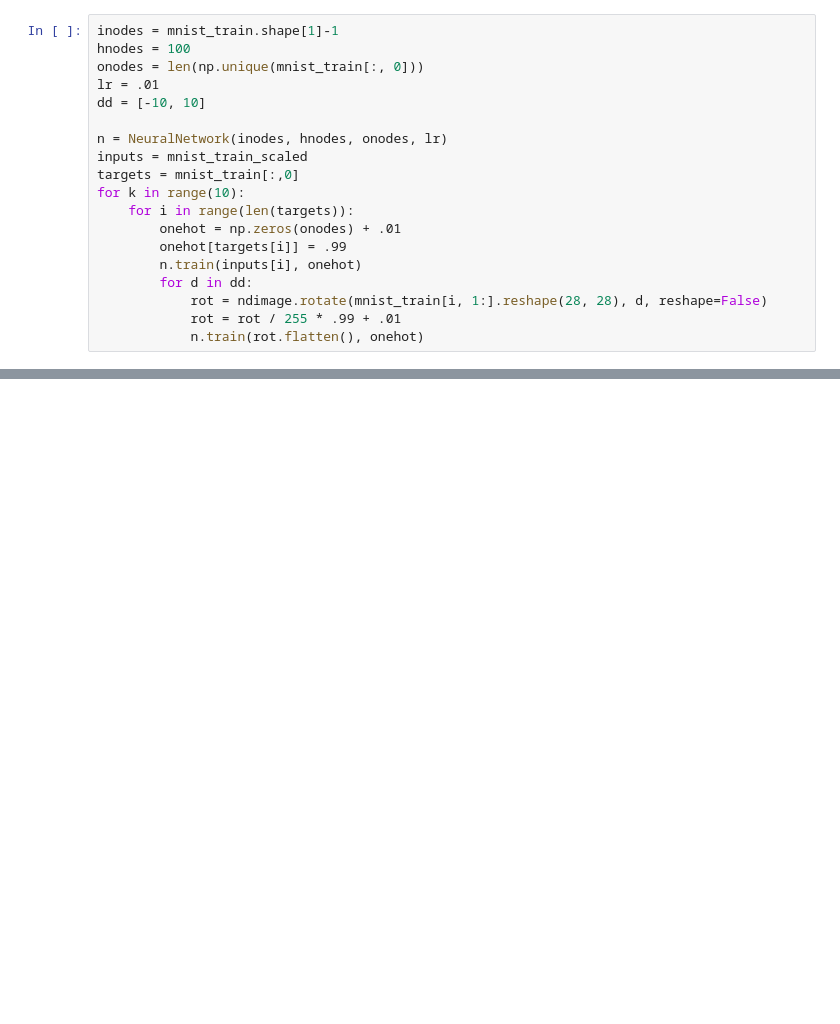
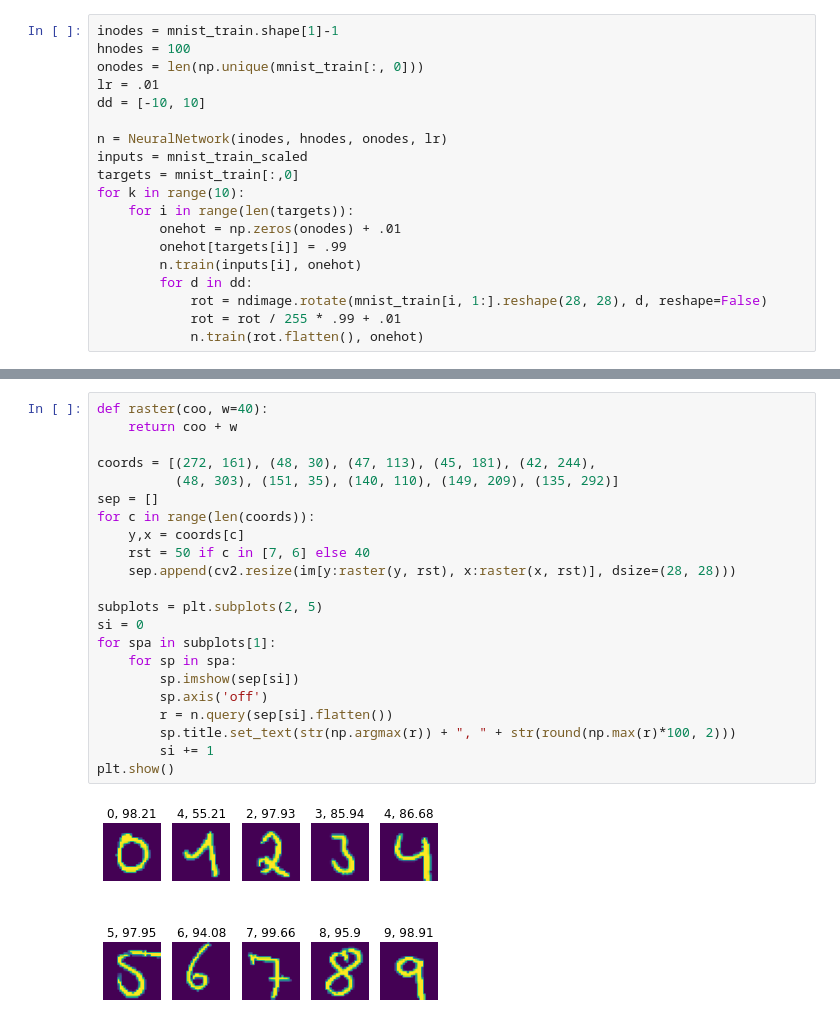
Before and after one commit to Zemke/ml, a Jupyter notebook: myonn.ipynb, the cells around one changed output, grey strips where cells are left out. Saved outputs shown, nothing was run; the diff lists cells and outputs as text; blank space fills up the shorter version.

```diff
--- a/myonn.ipynb
+++ b/myonn.ipynb
@@ -101,0 +113,24 @@ np.argmax(n.query(mnist_test[888, 1:]))
+# %%
+def raster(coo, w=40):
+    return coo + w
+
+coords = [(272, 161), (48, 30), (47, 113), (45, 181), (42, 244),
+          (48, 303), (151, 35), (140, 110), (149, 209), (135, 292)]
+sep = []
+for c in range(len(coords)):
+    y,x = coords[c]
+    rst = 50 if c in [7, 6] else 40
+    sep.append(cv2.resize(im[y:raster(y, rst), x:raster(x, rst)], dsize=(28, 28)))
+
+subplots = plt.subplots(2, 5)
+si = 0
+for spa in subplots[1]:
+    for sp in spa:
+        sp.imshow(sep[si])
+        sp.axis('off')
+        r = n.query(sep[si].flatten())
+        sp.title.set_text(str(np.argmax(r)) + ", " + str(round(np.max(r)*100, 2)))
+        si += 1
+plt.show()
+# %% [output]
+[figure, added]
```
Also changed, not shown: parts of 5 cells of this notebook.
